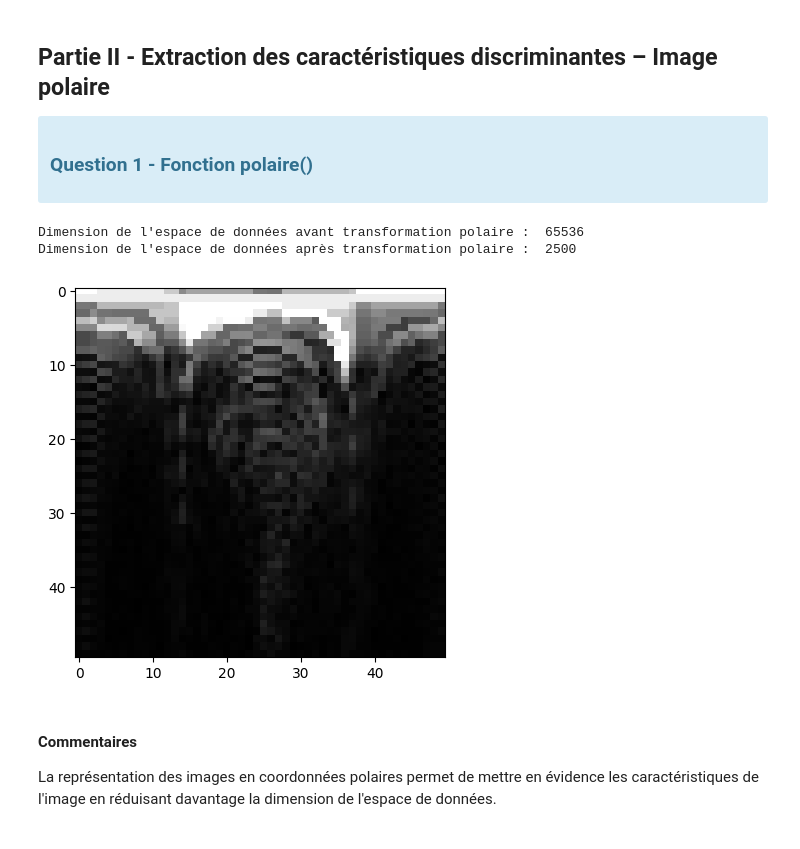
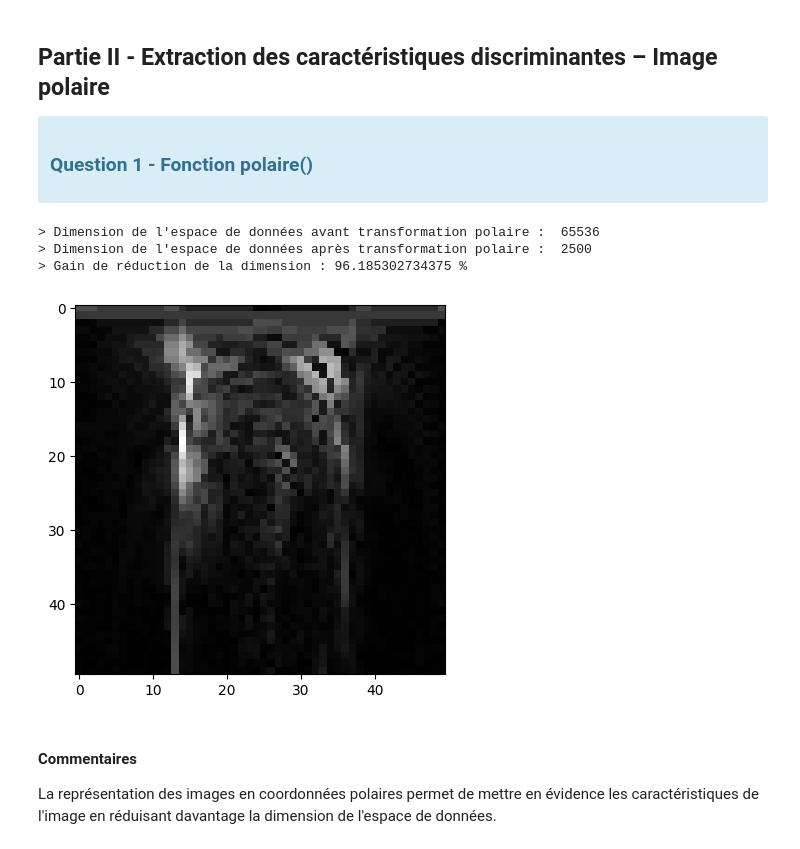
Before and after one commit to Rayane-Maker/TP-Classification-KNN, a Jupyter notebook: BE_Note_Raphael.ipynb, the cells around one changed output. Saved outputs shown, nothing was run; the diff lists cells and outputs as text; code cells hidden in the pictures.

```diff
--- a/BE_Note_Raphael.ipynb
+++ b/BE_Note_Raphael.ipynb
@@ -188,38 +196,45 @@ Vecteur des classes (labels) : (810,)
 # %%
 #Image aléatoire
 
 image = random.choice(images)
 
 # exemple de la fonction polaire
 def polaire(image, Nr=50, Mtheta=50, Rmax=50):
     M, N = image.shape
     center_x, center_y = N//2, M//2
     polar_image = np.zeros((Nr, Mtheta))
     dtheta = 2*np.pi/(Mtheta-1)
     dr = Rmax/(Nr-1)
     for m in range(Nr):
         for n in range(Mtheta):
             theta = -np.pi + (n-1)*dtheta
             r = (m-1)*dr
             x = center_x + r*np.cos(theta)
             y = center_y + r*np.sin(theta)
             x, y = int(x), int(y)
             if x >= N or y >= M:
                 continue
             polar_image[m,n] = image[x, y]
 
     return polar_image
 
 # A compléter
 
+
 polaire_image = polaire(image)
 plt.imshow(polaire_image, cmap='gray')
-print("Dimension de l'espace de données avant transformation polaire : ",image.shape[0]*image.shape[1])
-print("Dimension de l'espace de données après transformation polaire : ",polaire_image.shape[0]*polaire_image.shape[1])
+newDim = polaire_image.shape[0]*polaire_image.shape[1]
+oldDim = image.shape[0]*image.shape[1]
+gain_pourcentage = 100*abs(oldDim - newDim)/oldDim
+
+print("> Dimension de l'espace de données avant transformation polaire : ", oldDim)
+print("> Dimension de l'espace de données après transformation polaire : ", newDim)
+print("> Gain de réduction de la dimension : " + str(gain_pourcentage) + " %")
 # %% [output]
-Dimension de l'espace de données avant transformation polaire :  65536
-Dimension de l'espace de données après transformation polaire :  2500
+> Dimension de l'espace de données avant transformation polaire :  65536
+> Dimension de l'espace de données après transformation polaire :  2500
+> Gain de réduction de la dimension : 96.185302734375 %
-[figure, old version]
+[figure, new version]
 # %% [markdown]
 #### Commentaires
 La représentation des images en coordonnées polaires permet de mettre en évidence les caractéristiques de l'image en réduisant davantage la dimension de l'espace de données.
```
Also changed, not shown: parts of 19 cells of this notebook, 1 other file.
